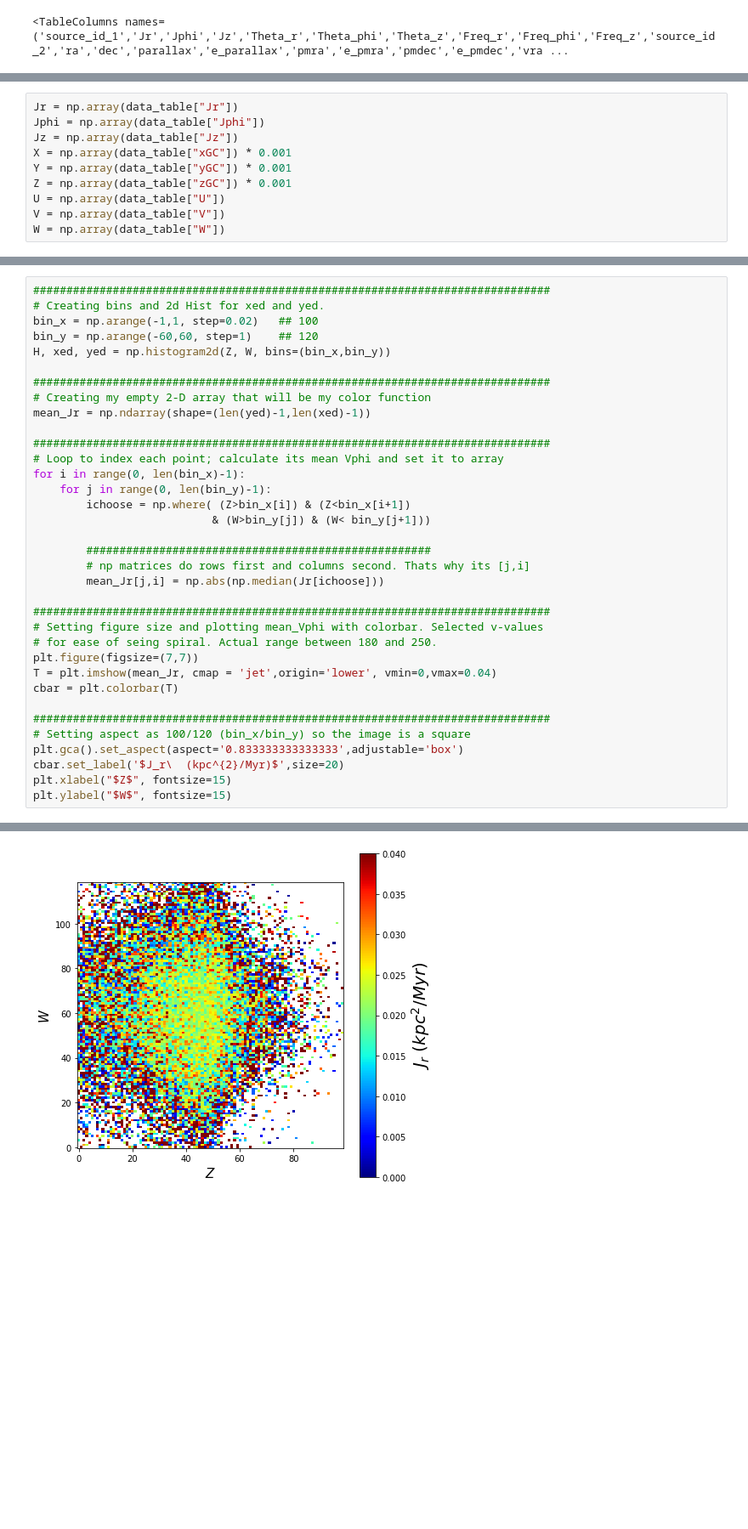
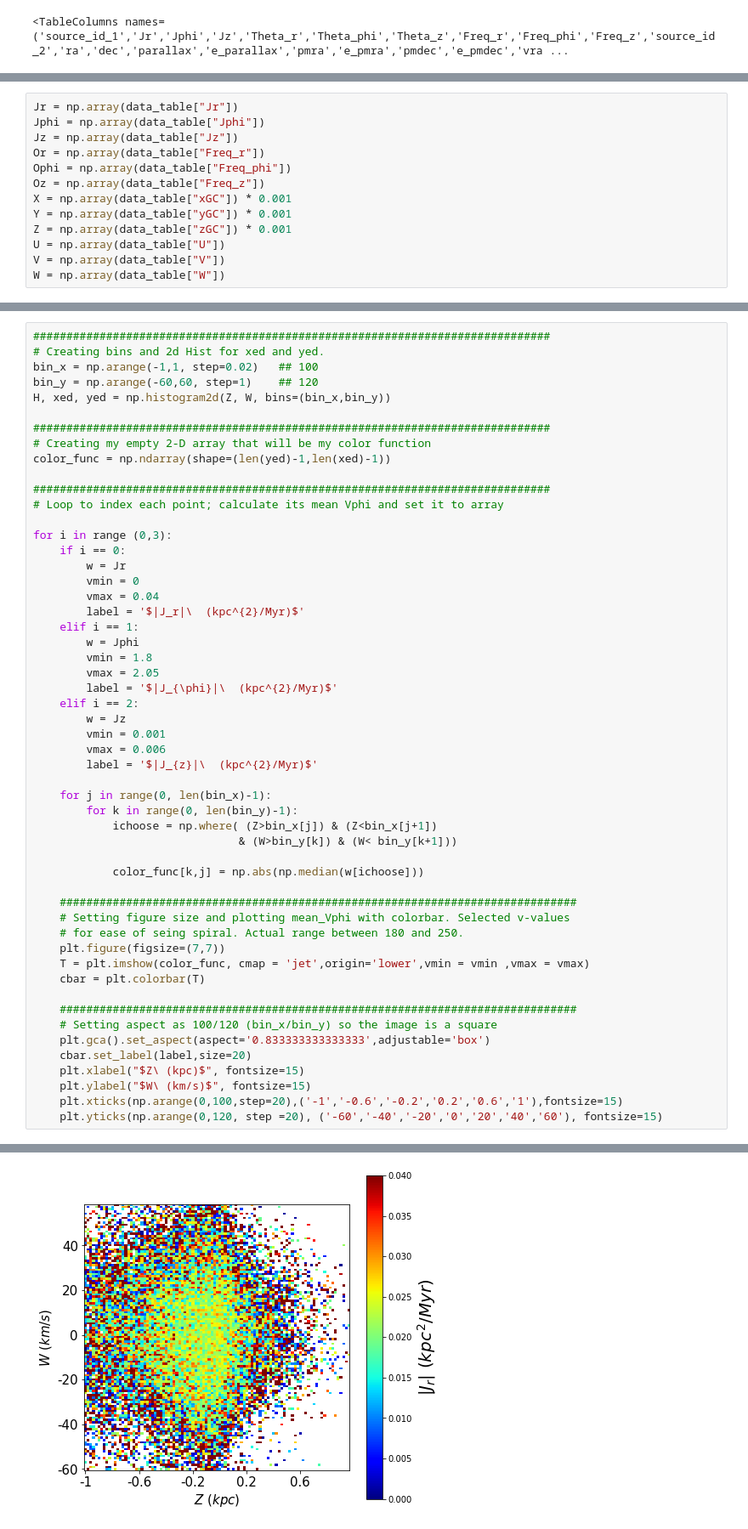
Before and after one commit to DouglasGrion/Kathryn, a Jupyter notebook: Action-Space_Plots.ipynb, the cells around one changed output, grey strips where cells are left out. Shown at 85% size. Drawn from its saved outputs; the diff is of its cells as text; blank space fills up the shorter version.

```diff
--- a/Action-Space_Plots.ipynb
+++ b/Action-Space_Plots.ipynb
@@ -10,6 +30,9 @@ print(data_table[1].columns)
 Jr = np.array(data_table["Jr"])
 Jphi = np.array(data_table["Jphi"])
 Jz = np.array(data_table["Jz"])
+Or = np.array(data_table["Freq_r"])
+Ophi = np.array(data_table["Freq_phi"])
+Oz = np.array(data_table["Freq_z"])
 X = np.array(data_table["xGC"]) * 0.001
 Y = np.array(data_table["yGC"]) * 0.001
 Z = np.array(data_table["zGC"]) * 0.001
@@ -160,30 +333,48 @@ H, xed, yed = np.histogram2d(Z, W, bins=(bin_x,bin_y))
 
 ##############################################################################
 # Creating my empty 2-D array that will be my color function
-mean_Jr = np.ndarray(shape=(len(yed)-1,len(xed)-1))
+color_func = np.ndarray(shape=(len(yed)-1,len(xed)-1))
 
 ##############################################################################
 # Loop to index each point; calculate its mean Vphi and set it to array
-for i in range(0, len(bin_x)-1):
-    for j in range(0, len(bin_y)-1):
-        ichoose = np.where( (Z>bin_x[i]) & (Z<bin_x[i+1])
-                           & (W>bin_y[j]) & (W< bin_y[j+1]))
 
-        ####################################################
-        # np matrices do rows first and columns second. Thats why its [j,i]
-        mean_Jr[j,i] = np.abs(np.median(Jr[ichoose]))
+for i in range (0,3):
+    if i == 0:
+        w = Jr
+        vmin = 0
+        vmax = 0.04
+        label = '$|J_r|\  (kpc^{2}/Myr)$'
+    elif i == 1:
+        w = Jphi
+        vmin = 1.8
+        vmax = 2.05
+        label = '$|J_{\phi}|\  (kpc^{2}/Myr)$'
+    elif i == 2:
+        w = Jz
+        vmin = 0.001
+        vmax = 0.006
+        label = '$|J_{z}|\  (kpc^{2}/Myr)$'
 
-##############################################################################
-# Setting figure size and plotting mean_Vphi with colorbar. Selected v-values
-# for ease of seing spiral. Actual range between 180 and 250.
-plt.figure(figsize=(7,7))
-T = plt.imshow(mean_Jr, cmap = 'jet',origin='lower', vmin=0,vmax=0.04)
-cbar = plt.colorbar(T)
+    for j in range(0, len(bin_x)-1):
+        for k in range(0, len(bin_y)-1):
+            ichoose = np.where( (Z>bin_x[j]) & (Z<bin_x[j+1])
+                               & (W>bin_y[k]) & (W< bin_y[k+1]))
 
-##############################################################################
-# Setting aspect as 100/120 (bin_x/bin_y) so the image is a square
-plt.gca().set_aspect(aspect='0.833333333333333',adjustable='box')
-cbar.set_label('$J_r\  (kpc^{2}/Myr)$',size=20)
-plt.xlabel("$Z$", fontsize=15)
-plt.ylabel("$W$", fontsize=15)
+            color_func[k,j] = np.abs(np.median(w[ichoose]))
+
+    ##############################################################################
+    # Setting figure size and plotting mean_Vphi with colorbar. Selected v-values
+    # for ease of seing spiral. Actual range between 180 and 250.
+    plt.figure(figsize=(7,7))
+    T = plt.imshow(color_func, cmap = 'jet',origin='lower',vmin = vmin ,vmax = vmax)
+    cbar = plt.colorbar(T)
+
+    ##############################################################################
+    # Setting aspect as 100/120 (bin_x/bin_y) so the image is a square
+    plt.gca().set_aspect(aspect='0.833333333333333',adjustable='box')
+    cbar.set_label(label,size=20)
+    plt.xlabel("$Z\ (kpc)$", fontsize=15)
+    plt.ylabel("$W\ (km/s)$", fontsize=15)
+    plt.xticks(np.arange(0,100,step=20),('-1','-0.6','-0.2','0.2','0.6','1'),fontsize=15)
+    plt.yticks(np.arange(0,120, step =20), ('-60','-40','-20','0','20','40','60'), fontsize=15)
 # %% [output]
@@ -191 +381 @@ Text(0,0.5,'$W$')
-[figure, old version]
+[figure, new version]
```
Also changed, not shown: parts of 19 cells of this notebook, 1 other file.
